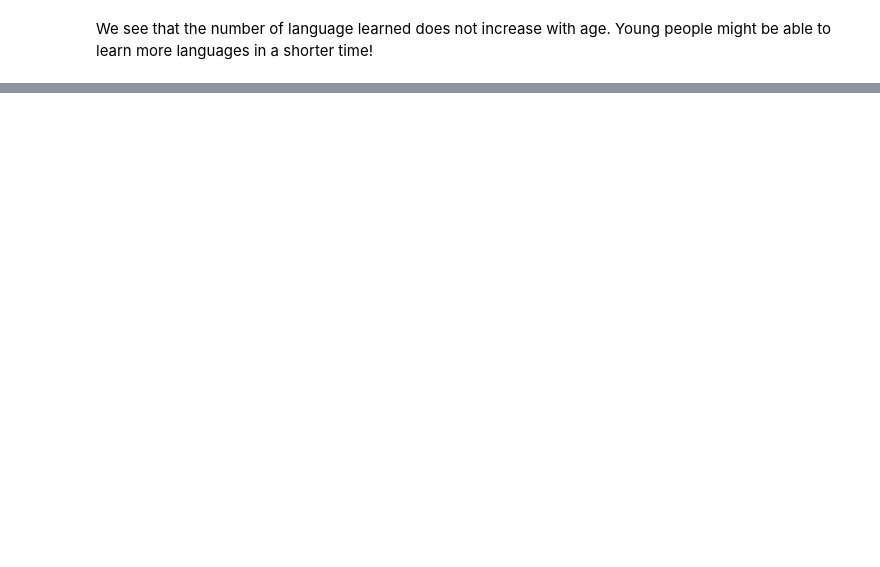
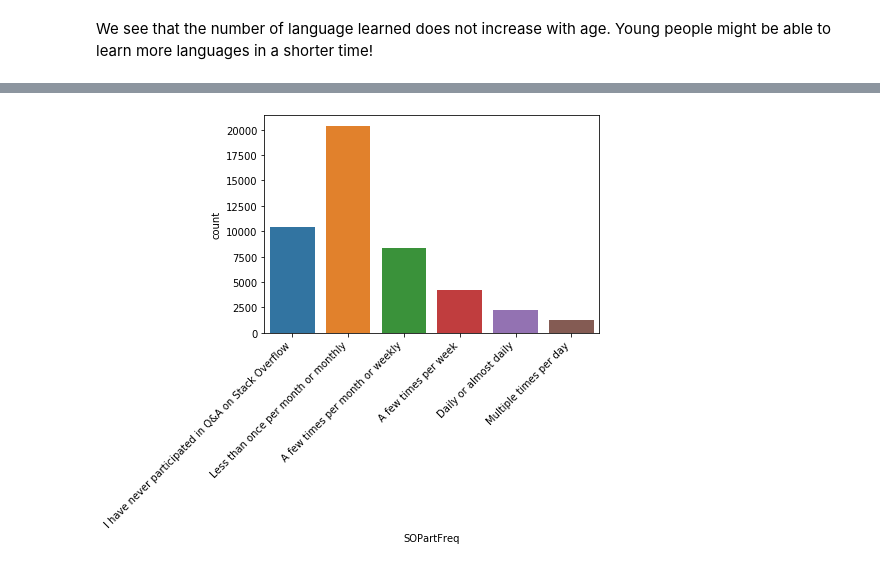
Before and after one commit to xixiaodong/MediumDSPost, a Jupyter notebook: Untitled1.ipynb, the cells around one changed output, grey strips where cells are left out. Cells and saved outputs as stored; diff of their text form; code cells hidden in the pictures; blank space fills up the shorter version.

```diff
--- a/Untitled1.ipynb
+++ b/Untitled1.ipynb
@@ -185,0 +205,2 @@ We see that the number of language learned does not increase with age. Young peo
+# %%
+df2 = df.dropna(subset=['SOVisitFreq', 'SOPartFreq'], how='any')
@@ -185,0 +235,12 @@ We see that the number of language learned does not increase with age. Young peo
+# %%
+ordered = ['I have never participated in Q&A on Stack Overflow',
+           'Less than once per month or monthly',
+           'A few times per month or weekly',
+           'A few times per week',
+           'Daily or almost daily',
+           'Multiple times per day']
+sns.countplot(df2['SOPartFreq'], order=ordered)
+plt.xticks(rotation=45, ha='right')
+plt.show()
+# %% [output]
+[figure, added]
```
Also changed, not shown: parts of 17 cells of this notebook.
